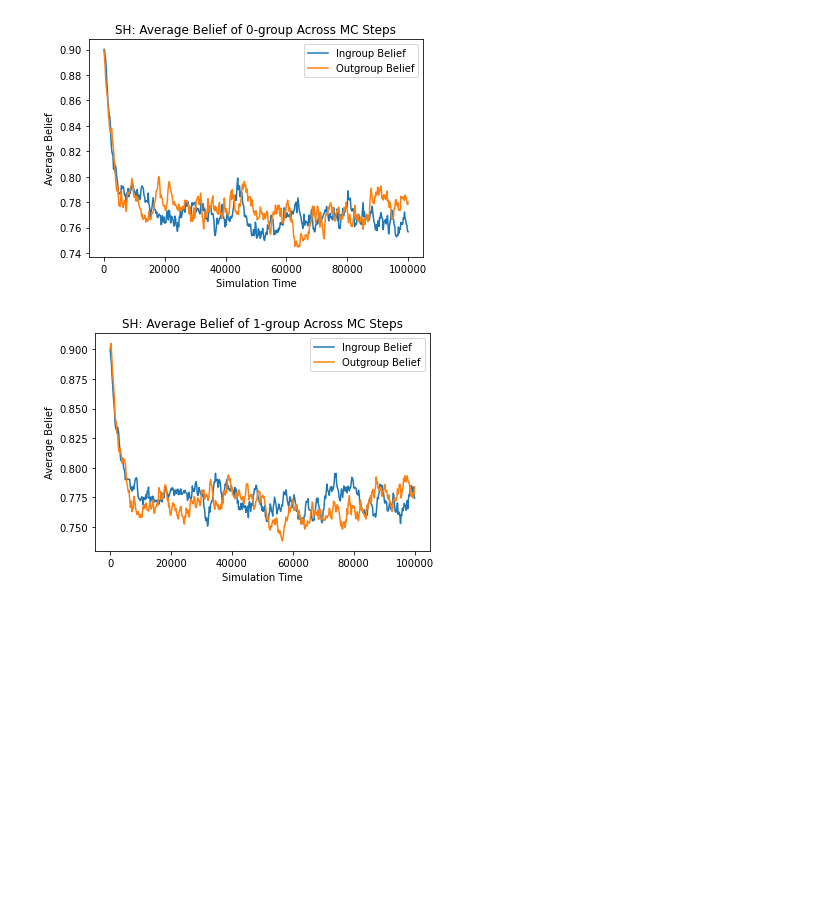
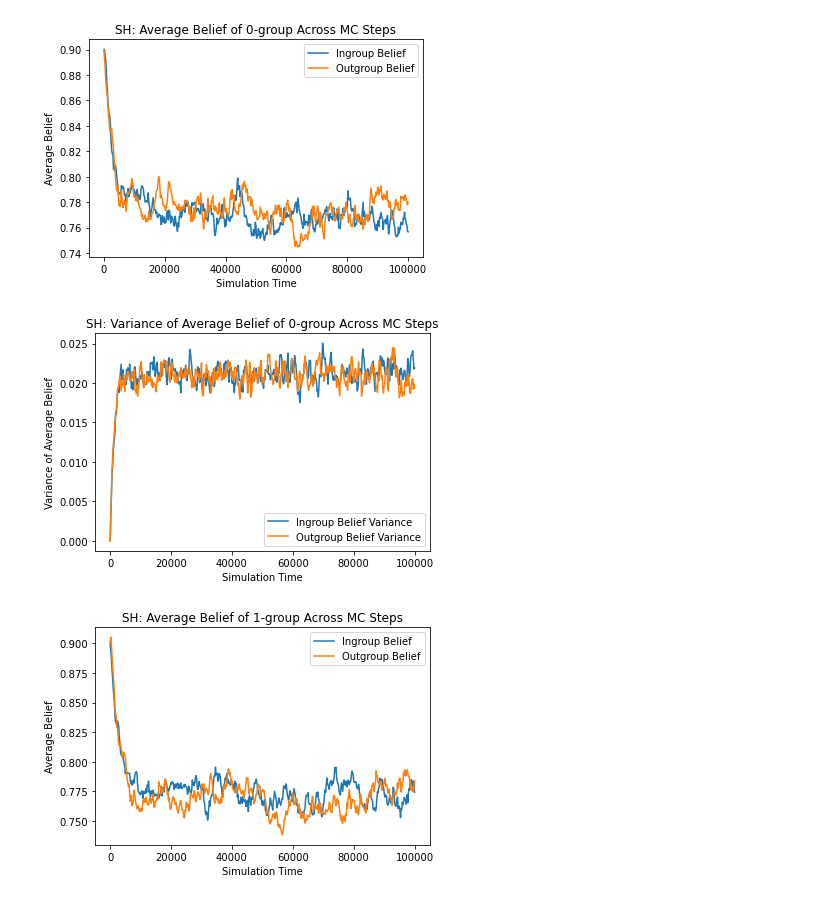
Before and after one commit to juliangarcia/idr, a Jupyter notebook: data/first_batch_c01fcb92290208cb0adfed8b9f74925955e15d1c/analysis.ipynb, the cells around one changed output. Drawn from its saved outputs; the diff is of its cells as text; code cells hidden in the pictures; blank space fills up the shorter version.

Commit message:
Added variance calculations and graphs for SH to analysis of first batch of runs

```diff
--- a/data/first_batch_c01fcb92290208cb0adfed8b9f74925955e15d1c/analysis.ipynb
+++ b/data/first_batch_c01fcb92290208cb0adfed8b9f74925955e15d1c/analysis.ipynb
@@ -72,8 +84,23 @@ plt.show()
 # %%
+# Find the mean beliefs within each MC step.
+df_0_ingroup_mean_steps = df_0_ingroup.mean(axis=1, level=0)
+df_1_ingroup_mean_steps = df_1_ingroup.mean(axis=1, level=0)
+df_0_outgroup_mean_steps = df_0_outgroup.mean(axis=1, level=0)
+df_1_outgroup_mean_steps = df_1_outgroup.mean(axis=1, level=0)
+
+
+# Find the mean beliefs across MC steps with variance.
 mc_0_ingroup_time_series = df_0_ingroup.mean(axis=1, level=0).mean(axis=1)
+mc_0_ingroup_time_series_variance = df_0_ingroup_mean_steps.sub(mc_0_ingroup_time_series, axis=0).pow(2).mean(axis=1)
+
 mc_1_ingroup_time_series = df_1_ingroup.mean(axis=1, level=0).mean(axis=1)
+mc_1_ingroup_time_series_variance = df_1_ingroup_mean_steps.sub(mc_1_ingroup_time_series, axis=0).pow(2).mean(axis=1)
+
 mc_0_outgroup_time_series = df_0_outgroup.mean(axis=1, level=0).mean(axis=1)
+mc_0_outgroup_time_series_variance = df_0_outgroup_mean_steps.sub(mc_0_outgroup_time_series, axis=0).pow(2).mean(axis=1)
+
 mc_1_outgroup_time_series = df_1_outgroup.mean(axis=1, level=0).mean(axis=1)
+mc_1_outgroup_time_series_variance = df_1_outgroup_mean_steps.sub(mc_1_outgroup_time_series, axis=0).pow(2).mean(axis=1)
 # %%
 plt.plot(mc_0_ingroup_time_series, label="Ingroup Belief")
 plt.plot(mc_0_outgroup_time_series, label="Outgroup Belief")
@@ -84,6 +111,16 @@ plt.title("SH: Average Belief of 0-group Across MC Steps")
 plt.show()
 # %% [output]
 [figure]
+# %%
+plt.plot(mc_0_ingroup_time_series_variance, label="Ingroup Belief Variance")
+plt.plot(mc_0_outgroup_time_series_variance, label="Outgroup Belief Variance")
+plt.legend()
+plt.xlabel("Simulation Time")
+plt.ylabel("Variance of Average Belief")
+plt.title("SH: Variance of Average Belief of 0-group Across MC Steps")
+plt.show()
+# %% [output]
+[figure, added]
 # %%
 plt.plot(mc_1_ingroup_time_series, label="Ingroup Belief")
 plt.plot(mc_1_outgroup_time_series, label="Outgroup Belief")
```
Also changed, not shown: parts of 3 cells of this notebook.
